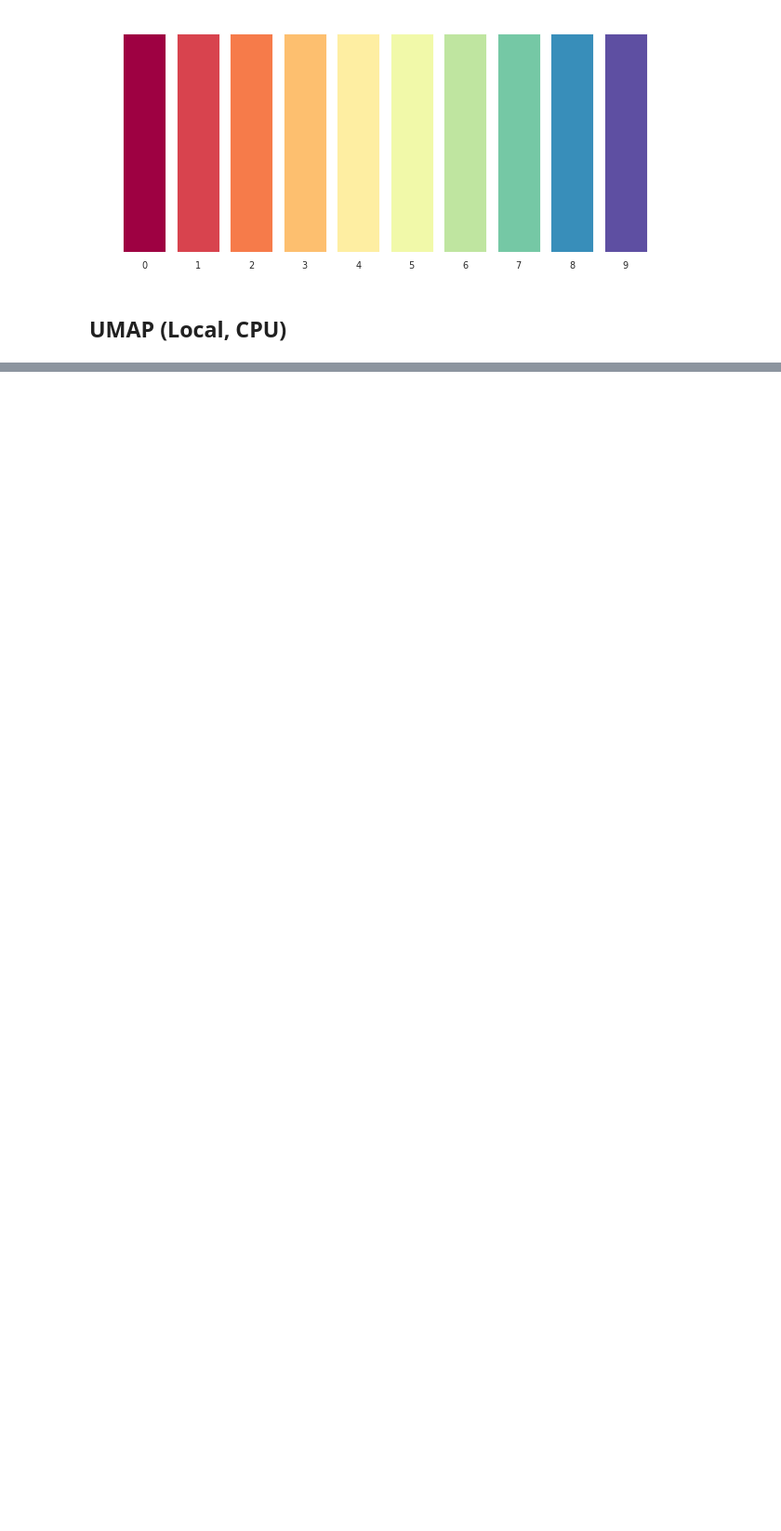
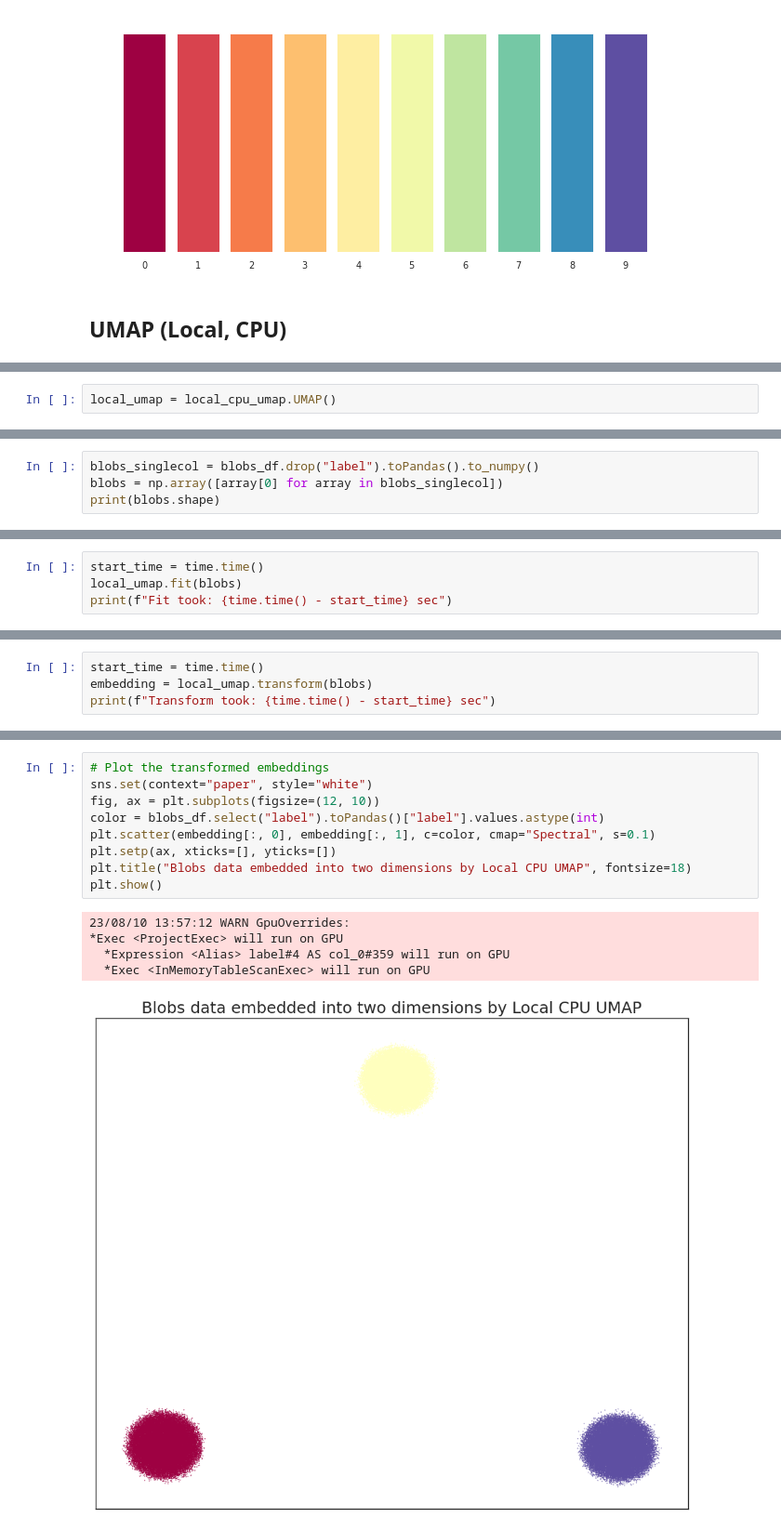
Before and after one commit to NVIDIA/spark-rapids-ml, a Jupyter notebook: notebooks/umap.ipynb, the cells around one changed output, grey strips where cells are left out. Shown at 93% size. Saved outputs shown, nothing was run; the diff lists cells and outputs as text; blank space fills up the shorter version.

```diff
--- a/notebooks/umap.ipynb
+++ b/notebooks/umap.ipynb
@@ -198,0 +427,2 @@ plt.show()
+# %%
+local_umap = local_cpu_umap.UMAP()
@@ -198,0 +431,4 @@ plt.show()
+# %%
+blobs_singlecol = blobs_df.drop("label").toPandas().to_numpy()
+blobs = np.array([array[0] for array in blobs_singlecol])
+print(blobs.shape)
@@ -198,0 +443,4 @@ plt.show()
+# %%
+start_time = time.time()
+local_umap.fit(blobs)
+print(f"Fit took: {time.time() - start_time} sec")
@@ -198,0 +451,4 @@ plt.show()
+# %%
+start_time = time.time()
+embedding = local_umap.transform(blobs)
+print(f"Transform took: {time.time() - start_time} sec")
@@ -198,0 +459,15 @@ plt.show()
+# %%
+# Plot the transformed embeddings
+sns.set(context="paper", style="white")
+fig, ax = plt.subplots(figsize=(12, 10))
+color = blobs_df.select("label").toPandas()["label"].values.astype(int)
+plt.scatter(embedding[:, 0], embedding[:, 1], c=color, cmap="Spectral", s=0.1)
+plt.setp(ax, xticks=[], yticks=[])
+plt.title("Blobs data embedded into two dimensions by Local CPU UMAP", fontsize=18)
+plt.show()
+# %% [output]
+23/08/10 13:57:12 WARN GpuOverrides:
+*Exec <ProjectExec> will run on GPU
+  *Expression <Alias> label#4 AS col_0#359 will run on GPU
+  *Exec <InMemoryTableScanExec> will run on GPU
+[figure, added]
```
Also changed, not shown: parts of 42 cells of this notebook.
